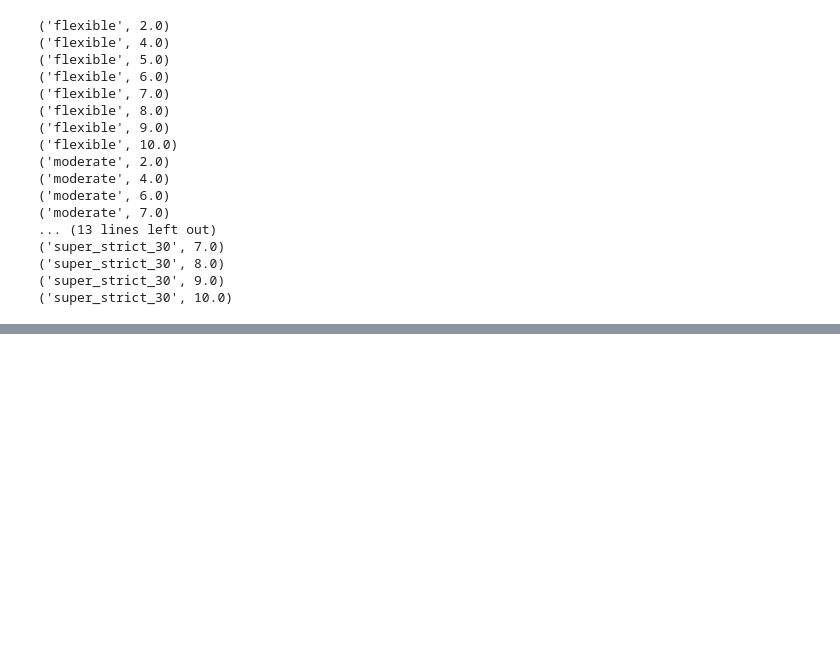
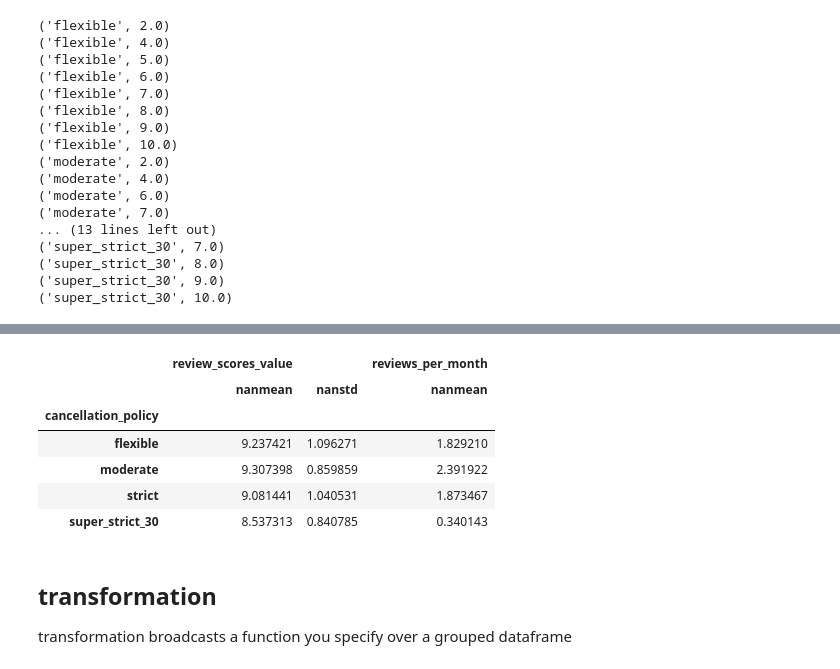
Before and after one commit to mneucollins/anaconda_learn, a Jupyter notebook: Coursera/Introduction to Data Science in Python/playground/group_by.ipynb, the cells around one changed output, grey strips where cells are left out. Cells and saved outputs as stored; diff of their text form; code cells hidden in the pictures; blank space fills up the shorter version.

```diff
--- a/Coursera/Introduction to Data Science in Python/playground/group_by.ipynb
+++ b/Coursera/Introduction to Data Science in Python/playground/group_by.ipynb
@@ -193,0 +264,15 @@ for group, frame in df.groupby(level=(0,1)):
+# %%
+# you can pass multiple columns and multiple operations
+df.groupby('cancellation_policy').agg({'review_scores_value':(np.nanmean, np.nanstd),
+                                       'reviews_per_month': np.nanmean})
+# %% [output]
+|  | review_scores_value |  | reviews_per_month |
+|  | nanmean | nanstd | nanmean |
+| cancellation_policy |  |  |  |
+| flexible | 9.237421 | 1.096271 | 1.829210 |
+| moderate | 9.307398 | 0.859859 | 2.391922 |
+| strict | 9.081441 | 1.040531 | 1.873467 |
+| super_strict_30 | 8.537313 | 0.840785 | 0.340143 |
+# %% [markdown]
+## transformation
+transformation broadcasts a function you specify over a grouped dataframe
```
Also changed, not shown: parts of 15 cells of this notebook, 3 other files.
